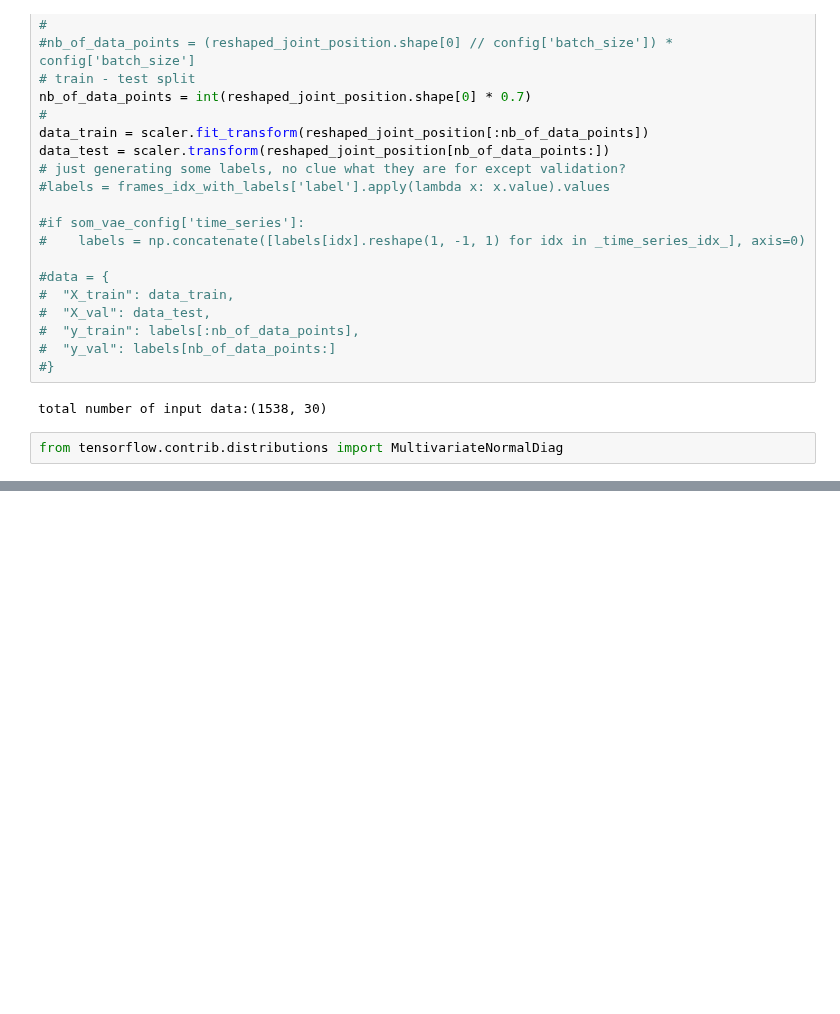
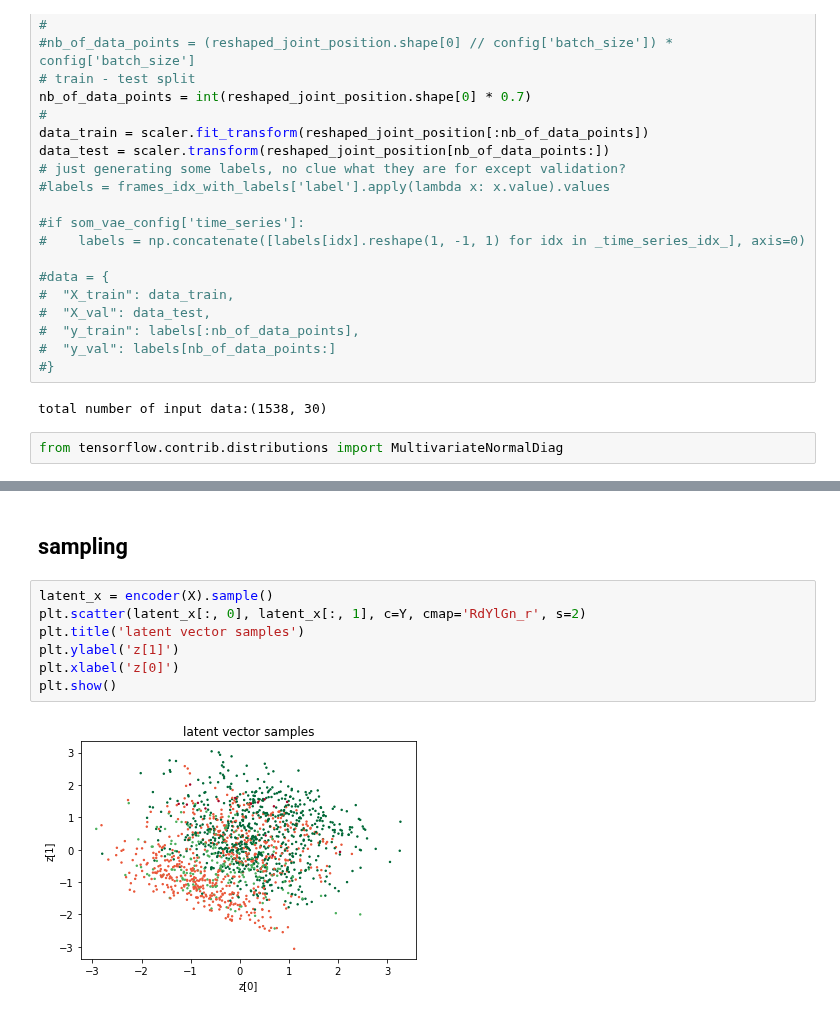
Before and after one commit to samuelsmal/drosophVAE, a Jupyter notebook: vae_v2.ipynb, the cells around one changed output, grey strips where cells are left out. Saved outputs shown, nothing was run; the diff lists cells and outputs as text; blank space fills up the shorter version.

```diff
--- a/vae_v2.ipynb
+++ b/vae_v2.ipynb
@@ -163,0 +285,11 @@ AttributeError: 'Tensor' object has no attribute 'log_prob'
+# %% [markdown]
+## sampling
+# %%
+latent_x = encoder(X).sample()
+plt.scatter(latent_x[:, 0], latent_x[:, 1], c=Y, cmap='RdYlGn_r', s=2)
+plt.title('latent vector samples')
+plt.ylabel('z[1]')
+plt.xlabel('z[0]')
+plt.show()
+# %% [output]
+[figure, added]
```
Also changed, not shown: parts of 15 cells of this notebook, 3 other files.
